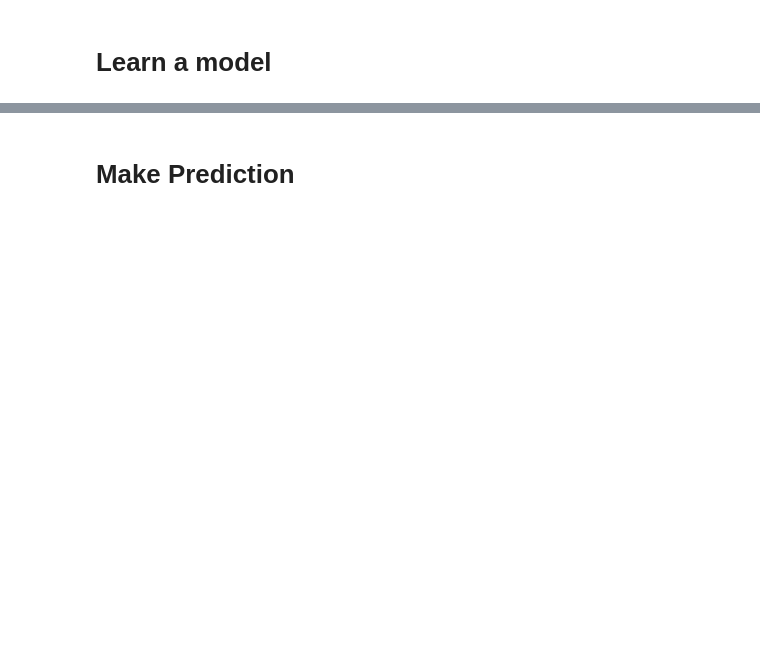
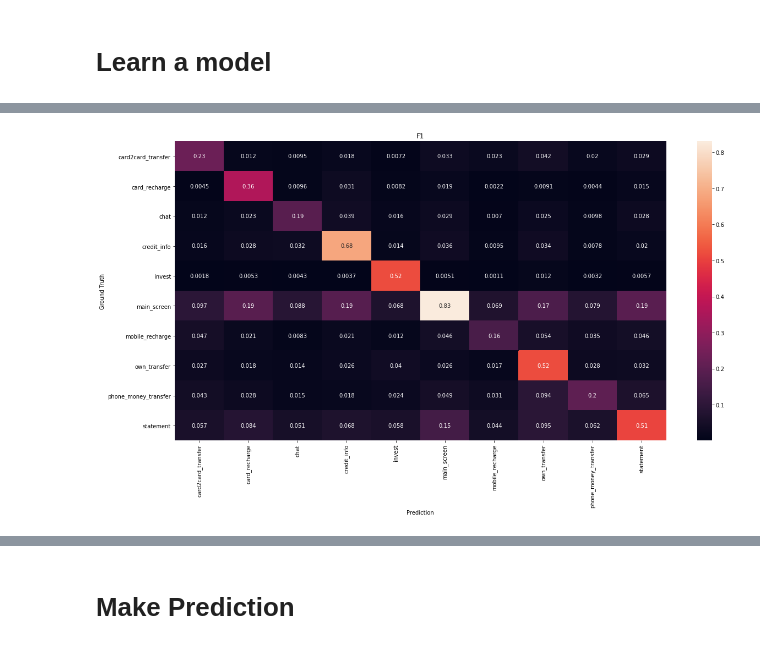
Before and after one commit to igormusinov/Alpha-Bang, a Jupyter notebook: alpha_imus.ipynb, the cells around one changed output, grey strips where cells are left out. Cells and saved outputs as stored; diff of their text form; code cells hidden in the pictures; blank space fills up the shorter version.

```diff
--- a/alpha_imus.ipynb
+++ b/alpha_imus.ipynb
@@ -226,2 +369,9 @@ metrics = model.eval_metrics(
+# %%
+plt.figure(figsize = (20,10))
+ax = sns.heatmap(conf_mat_recall, annot=True)
+ax.set(xlabel='Prediction', ylabel='Ground Truth', title="F1")
+plt.show()
+# %% [output]
+[figure, added]
 # %%
 model.feature_importances_
```
Also changed, not shown: parts of 35 cells of this notebook.
